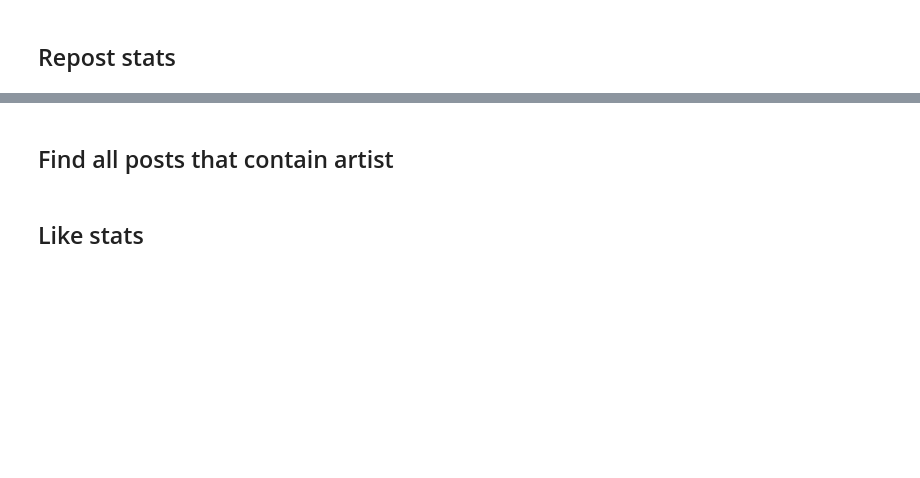
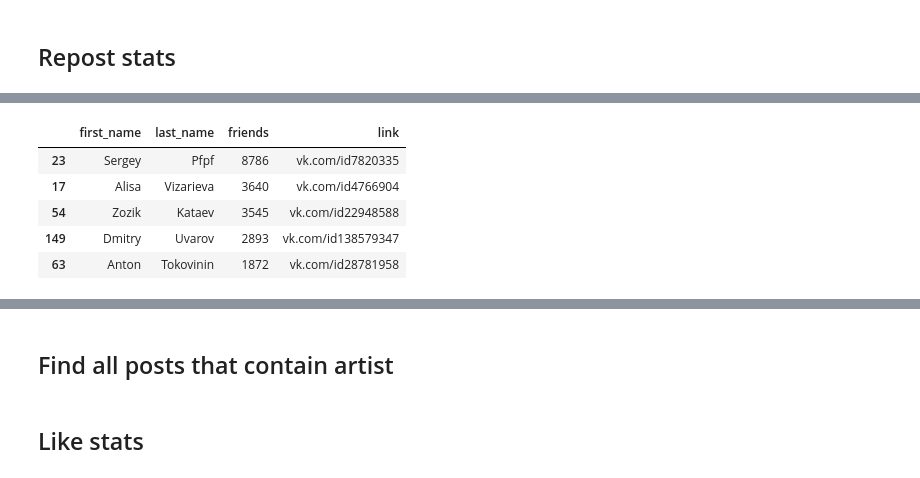
Before and after one commit to ferluht/VKPostStats, a Jupyter notebook: VKPostStats.ipynb, the cells around one changed output, grey strips where cells are left out. Saved outputs shown, nothing was run; the diff lists cells and outputs as text; code cells hidden in the pictures; blank space fills up the shorter version.

Commit message:
group member stats

```diff
--- a/VKPostStats.ipynb
+++ b/VKPostStats.ipynb
@@ -28,3 +22,8 @@ print(sess.access_token)
+# %%
+with open('telegram-bot/settings.json', 'r') as file:
+    settings = json.load(file)
+sess = vk.Session(access_token=settings['vk_access_token'])
+api = vk.API(sess, v='5.92')
 # %%
 posts_urls = [
     'https://vk.com/wall-39687507_32353',
@@ -112,0 +114,36 @@ res = get_reposts(posts_urls, group_id='ed9m_8')
+# %%
+def group_member_stats(group_id='ed9m_8'):
+
+    users = api.groups.getMembers(group_id=group_id, fields='contacts')
+
+    user_stats = {
+        'first_name': [],
+        'last_name': [],
+        'friends': [],
+        'link': []
+    }
+
+    deleted_users = 0
+    private_profiles = 0
+
+    for user in tqdm(users['items']):
+        try:
+            fr = api.friends.get(user_id=user['id'])
+            user_stats['first_name'].append(user['first_name'])
+            user_stats['last_name'].append(user['last_name'])
+            user_stats['link'].append(f"vk.com/id{user['id']}")
+            user_stats['friends'].append(fr['count'])
+        except Exception as error:
+            if '15. Access denied: user deactivated.' in str(error):
+                deleted_users += 1
+            elif '30. This profile is private.' in str(error):
+                private_profiles += 1
+            else:
+                print(error)
+
+    members = pd.DataFrame(user_stats)
+    members = members.sort_values(by='friends', ascending=False)
+
+    return members, deleted_users, private_profiles
+# %%
+members, deleted, private = group_member_stats()
@@ -112,0 +152,9 @@ res = get_reposts(posts_urls, group_id='ed9m_8')
+# %%
+members.head()
+# %% [output]
+|  | first_name | last_name | friends | link |
+| 23 | Sergey | Pfpf | 8786 | vk.com/id7820335 |
+| 17 | Alisa | Vizarieva | 3640 | vk.com/id4766904 |
+| 54 | Zozik | Kataev | 3545 | vk.com/id22948588 |
+| 149 | Dmitry | Uvarov | 2893 | vk.com/id138579347 |
+| 63 | Anton | Tokovinin | 1872 | vk.com/id28781958 |
```
Also changed, not shown: parts of 4 cells of this notebook.
